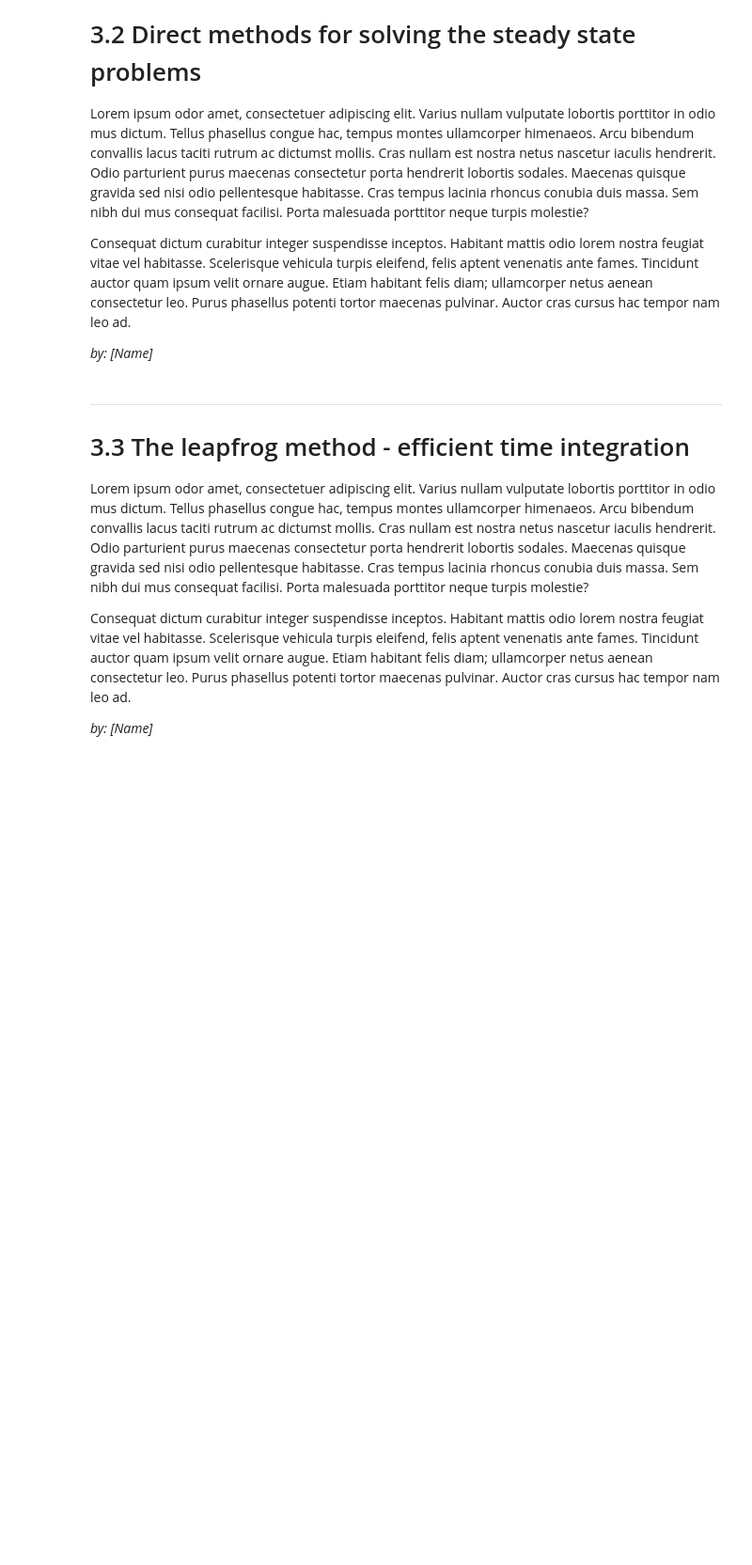
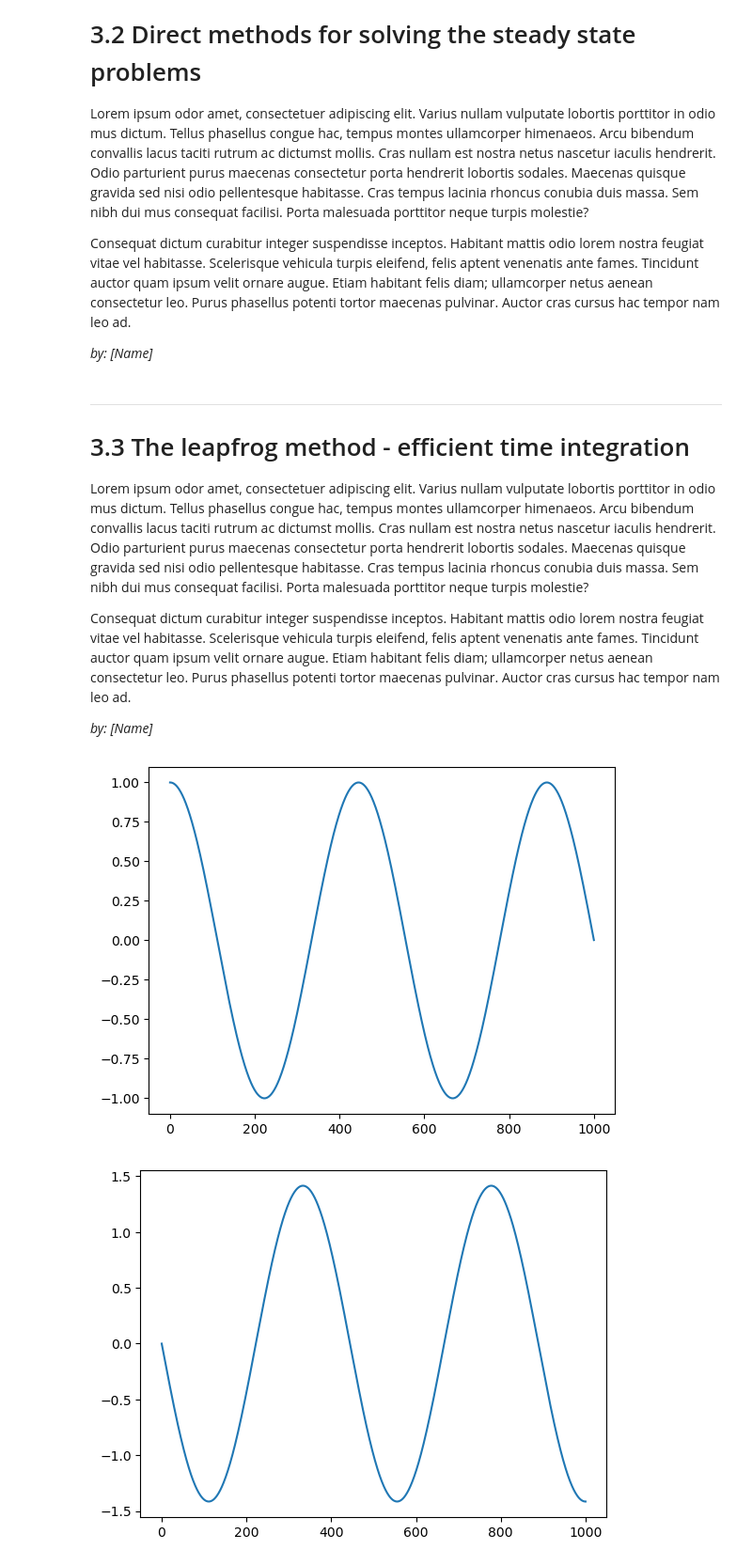
Before and after one commit to kingilsildor/CLS-Scientific_Computing-Assignment3, a Jupyter notebook: interface.ipynb, the cells around one changed output. Shown at 94% size. Drawn from its saved outputs; the diff is of its cells as text; code cells hidden in the pictures; blank space fills up the shorter version.

```diff
--- a/interface.ipynb
+++ b/interface.ipynb
@@ -202,12 +202,3 @@ Consequat dictum curabitur integer suspendisse inceptos. Habitant mattis odio lo
 _by: [Name]_
 # %%
 # LOCAL IMPORT
-# %%
-N_nodes = 100
-L = 1
-x = np.linspace(0, L, N_nodes)
-
-delta_t = 0.01
-
-for i in range(N_nodes):
-    x
@@ -215,0 +205,29 @@ for i in range(N_nodes):
+# %%
+num_time_steps = 100
+delta_t = 0.01
+
+m = 1
+k = 2
+
+def F(x):
+    return -k * x
+
+x_list = np.zeros(num_time_steps + 1)
+v_list = np.zeros(num_time_steps + 1)
+
+x_list[0] = 1 # Initial position of the mass at t = 0
+v_list[0] = delta_t * F(x_list[0])/m # Initial velocity of the mass at t = 1/2 * delta_t
+
+for i in range(num_time_steps):
+    x_list[i + 1] = x_list[i] + delta_t * v_list[i]
+    v_list[i + 1] = v_list[i] + delta_t * F(x_list[i+1])/m
+# %%
+# Plot the position of the mass over time + the velocity of the mass over time
+plt.plot(x_list, label='Position')
+plt.show()
+
+plt.plot(v_list, label='Velocity')
+plt.show()
+# %% [output]
+[figure, added]
+[figure, added]
```
Also changed, not shown: parts of 1 cell of this notebook.
